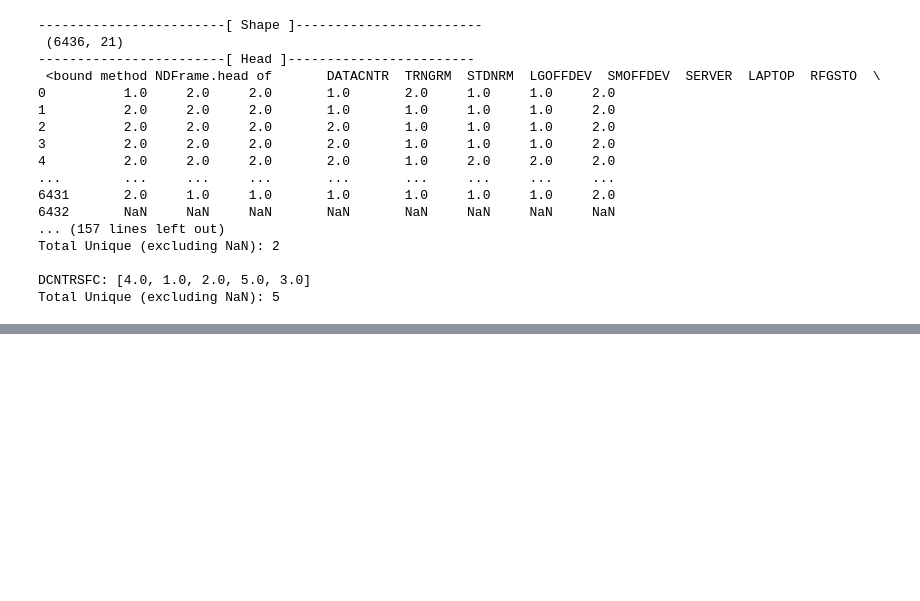
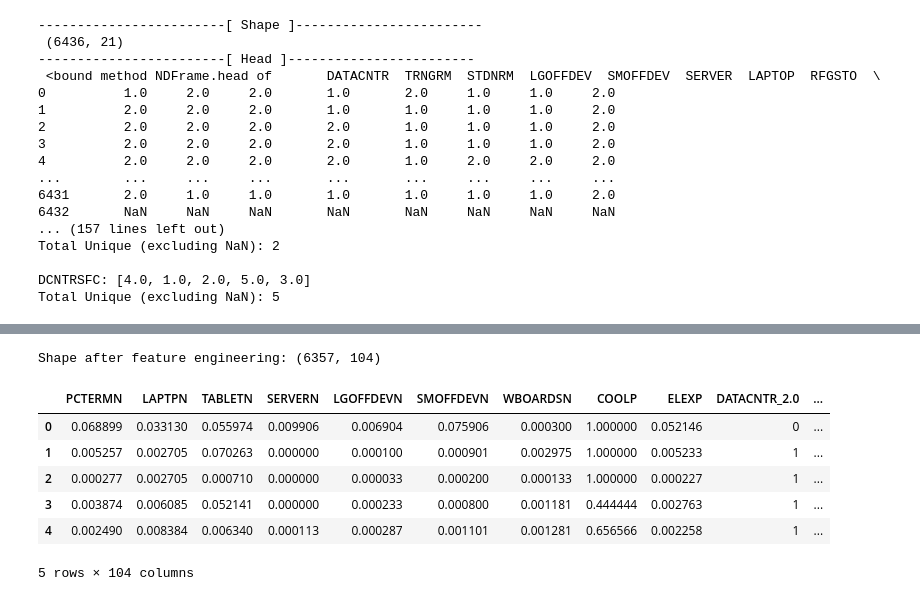
Before and after one commit to aash1999/Commercial-Buildings-Energy-Consumption-Survey, a Jupyter notebook: codes/EDAQ3_Aakash.ipynb, the cells around one changed output, grey strips where cells are left out. Cells and saved outputs as stored; diff of their text form; code cells hidden in the pictures; blank space fills up the shorter version.

```diff
--- a/codes/EDAQ3_Aakash.ipynb
+++ b/codes/EDAQ3_Aakash.ipynb
@@ -336,2 +384,64 @@ Name: ELEXP, Length: 763, dtype: float64
+# %%
+import numpy as np
+import pandas as pd
+from itertools import combinations
+from sklearn.preprocessing import PolynomialFeatures
+
+def feature_engineering(df, cat_cols, cont_cols, target_col):
+    """
+    Enhances a DataFrame by adding interaction terms, log, and polynomial transformations
+    for the continuous columns, while leaving the target column unchanged.
+
+    Args:
+    - df: DataFrame to process.
+    - cat_cols: List of categorical column names.
+    - cont_cols: List of continuous column names.
+    - target_col: Name of the target column (to remain unchanged).
+
+    Returns:
+    - df_transformed: DataFrame with new features added.
+    """
+    df_transformed = df.copy()
+
+    # Separate the target column from the other continuous columns
+    cont_cols_no_target = [col for col in cont_cols if col != target_col]
+
+    # Add interaction terms (pairwise products)
+    for col1, col2 in combinations(cont_cols_no_target, 2):
+        interaction_col_name = f"{col1}_x_{col2}"
+        df_transformed[interaction_col_name] = df_transformed[col1] * df_transformed[col2]
+
+    # Add logarithmic transformations
+    for col in cont_cols_no_target:
+        log_col_name = f"log_{col}"
+        df_transformed[log_col_name] = np.log1p(df_transformed[col])  # Use log1p to avoid log(0) errors
+
+    # Add polynomial features (degree 2)
+    poly = PolynomialFeatures(degree=2, include_bias=False)
+    poly_features = poly.fit_transform(df_transformed[cont_cols_no_target])
+    poly_feature_names = poly.get_feature_names_out(cont_cols_no_target)
+
+    # Convert polynomial features to a DataFrame and drop the original columns
+    poly_df = pd.DataFrame(poly_features, columns=poly_feature_names, index=df_transformed.index)
+    df_transformed = pd.concat([df_transformed, poly_df], axis=1)
+
+    # Ensure no changes to the target column
+    df_transformed[target_col] = df[target_col]
+
+    print(f"Shape after feature engineering: {df_transformed.shape}")
+    return df_transformed
+
+# Example usage:
+df_transformed = feature_engineering(df_encoded, cat_cols, cont_cols, target_col)
+df_transformed.head()
+# %% [output]
+Shape after feature engineering: (6357, 104)
+|  | PCTERMN | LAPTPN | TABLETN | SERVERN | LGOFFDEVN | SMOFFDEVN | WBOARDSN | COOLP | ELEXP | DATACNTR_2.0 | ... |
+| 0 | 0.068899 | 0.033130 | 0.055974 | 0.009906 | 0.006904 | 0.075906 | 0.000300 | 1.000000 | 0.052146 | 0 | ... |
+| 1 | 0.005257 | 0.002705 | 0.070263 | 0.000000 | 0.000100 | 0.000901 | 0.002975 | 1.000000 | 0.005233 | 1 | ... |
+| 2 | 0.000277 | 0.002705 | 0.000710 | 0.000000 | 0.000033 | 0.000200 | 0.000133 | 1.000000 | 0.000227 | 1 | ... |
+| 3 | 0.003874 | 0.006085 | 0.052141 | 0.000000 | 0.000233 | 0.000800 | 0.001181 | 0.444444 | 0.002763 | 1 | ... |
+| 4 | 0.002490 | 0.008384 | 0.006340 | 0.000113 | 0.000287 | 0.001101 | 0.001281 | 0.656566 | 0.002258 | 1 | ... |
+5 rows × 104 columns
 # %%
 import pandas as pd
```
Also changed, not shown: parts of 11 cells of this notebook, 1 other file.
